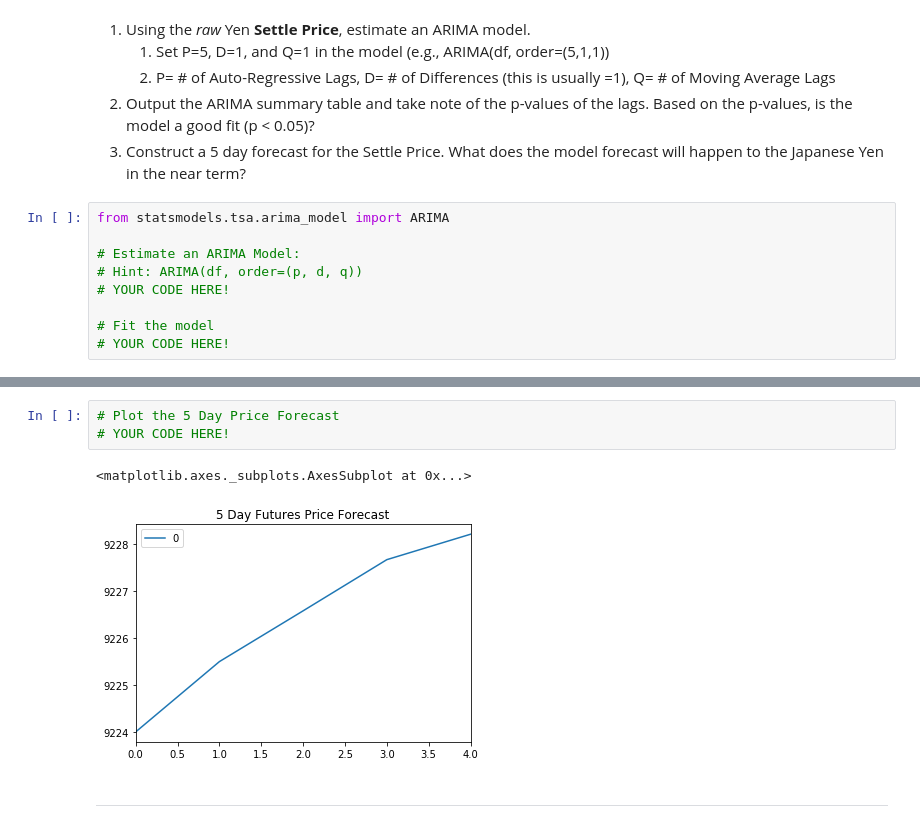
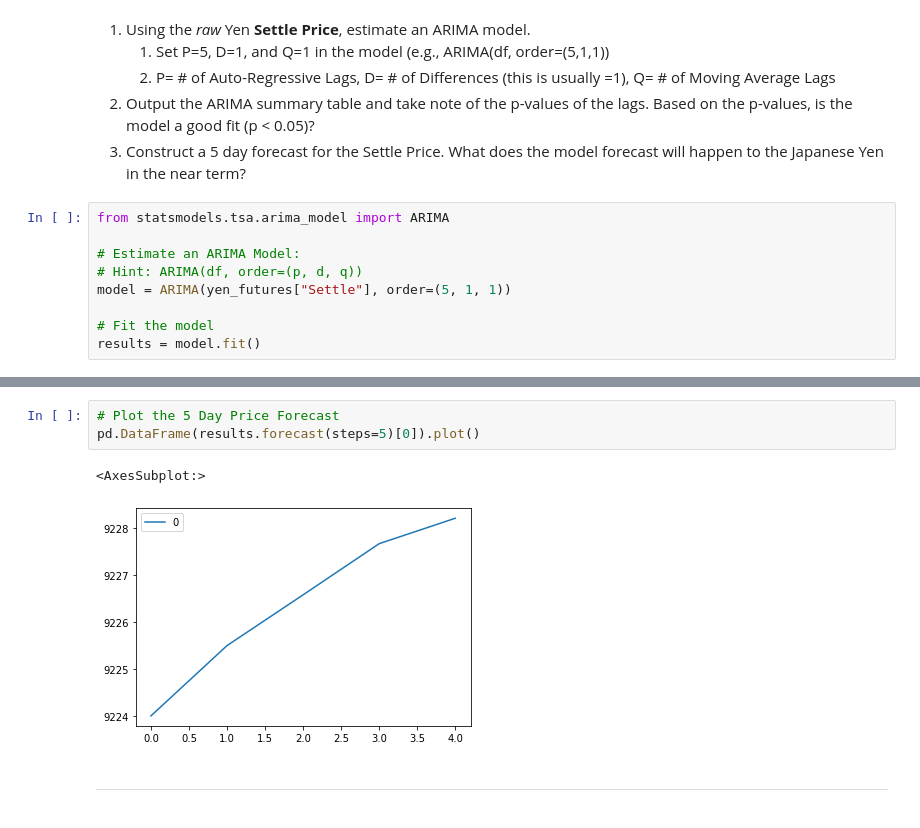
Before and after one commit to dredUW/Time_Series, a Jupyter notebook: time_series_analysis_DR.ipynb, the cells around one changed output, grey strips where cells are left out. Saved outputs shown, nothing was run; the diff lists cells and outputs as text.

```diff
--- a/time_series_analysis_DR.ipynb
+++ b/time_series_analysis_DR.ipynb
@@ -180,7 +180,7 @@ from statsmodels.tsa.arima_model import ARIMA
 
 # Estimate an ARIMA Model:
 # Hint: ARIMA(df, order=(p, d, q))
-# YOUR CODE HERE!
+model = ARIMA(yen_futures["Settle"], order=(5, 1, 1))
 
 # Fit the model
-# YOUR CODE HERE!
+results = model.fit()
@@ -215,9 +233,9 @@ Roots
 # %%
 # Plot the 5 Day Price Forecast
-# YOUR CODE HERE!
+pd.DataFrame(results.forecast(steps=5)[0]).plot()
 # %% [output]
-<matplotlib.axes._subplots.AxesSubplot at 0x...>
+<AxesSubplot:>
-[figure, old version]
+[figure, new version]
 # %% [markdown]
 ---
 # %% [markdown]
```
Also changed, not shown: parts of 11 cells of this notebook.
